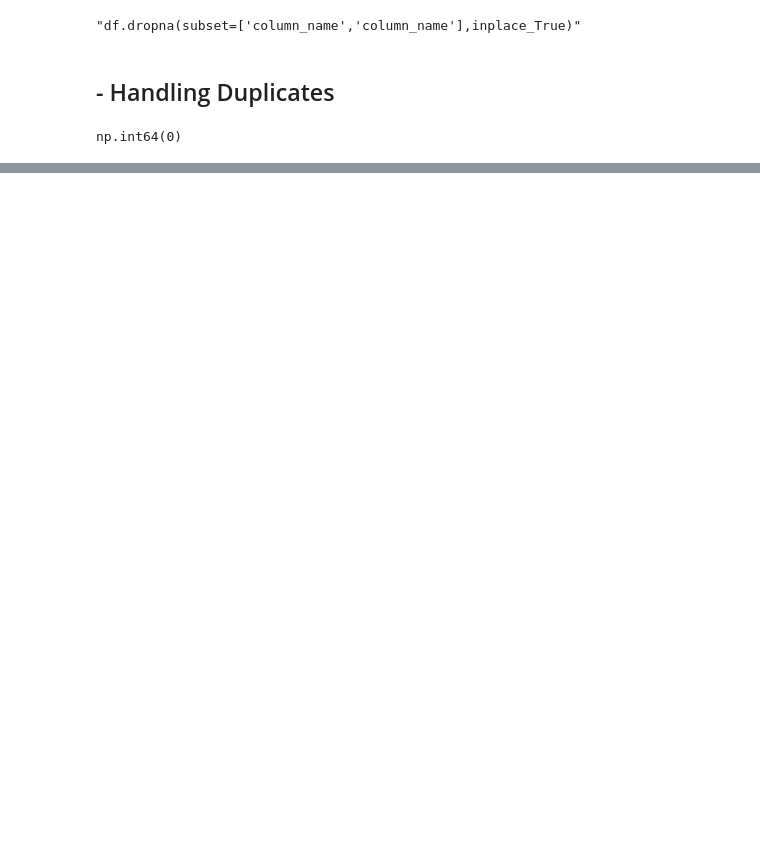
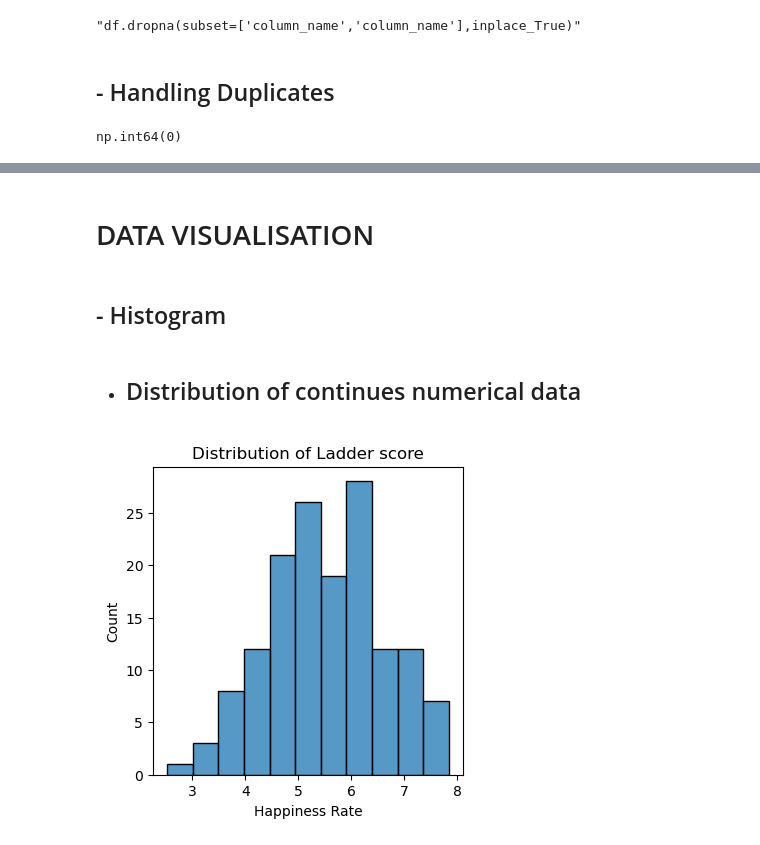
Before and after one commit to bluckreen/World-Happiness-Record-2021--Data-Analysis, a Jupyter notebook: happy.ipynb, the cells around one changed output, grey strips where cells are left out. Saved outputs shown, nothing was run; the diff lists cells and outputs as text; code cells hidden in the pictures; blank space fills up the shorter version.

Commit message:
cleaned file

```diff
--- a/happy.ipynb
+++ b/happy.ipynb
@@ -518,0 +535,3 @@ np.int64(0)
+# %%
+df_new=pd.read_csv("happiness_cleaned.csv")
+df_new.head()
@@ -518,0 +711,15 @@ np.int64(0)
+# %% [markdown]
+#  DATA VISUALISATION
+# %% [markdown]
+## - Histogram
+# %% [markdown]
+* ## Distribution of continues numerical data
+# %%
+plt.figure(figsize=(4,4))
+sns.histplot(data=df_new,x= "Ladder score")
+plt.title("Distribution of Ladder score")
+plt.xlabel("Happiness Rate")
+plt.ylabel("Count")
+plt.show()
+# %% [output]
+[figure, added]
```
Also changed, not shown: parts of 55 cells of this notebook, 1 other file.
